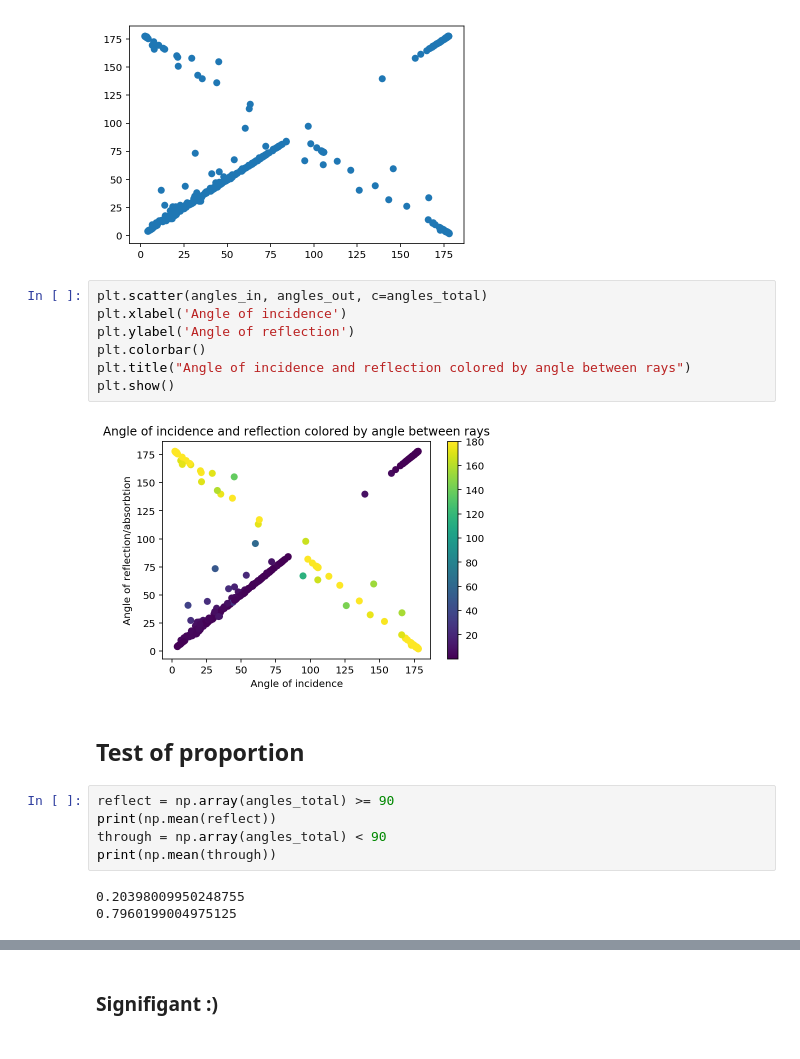
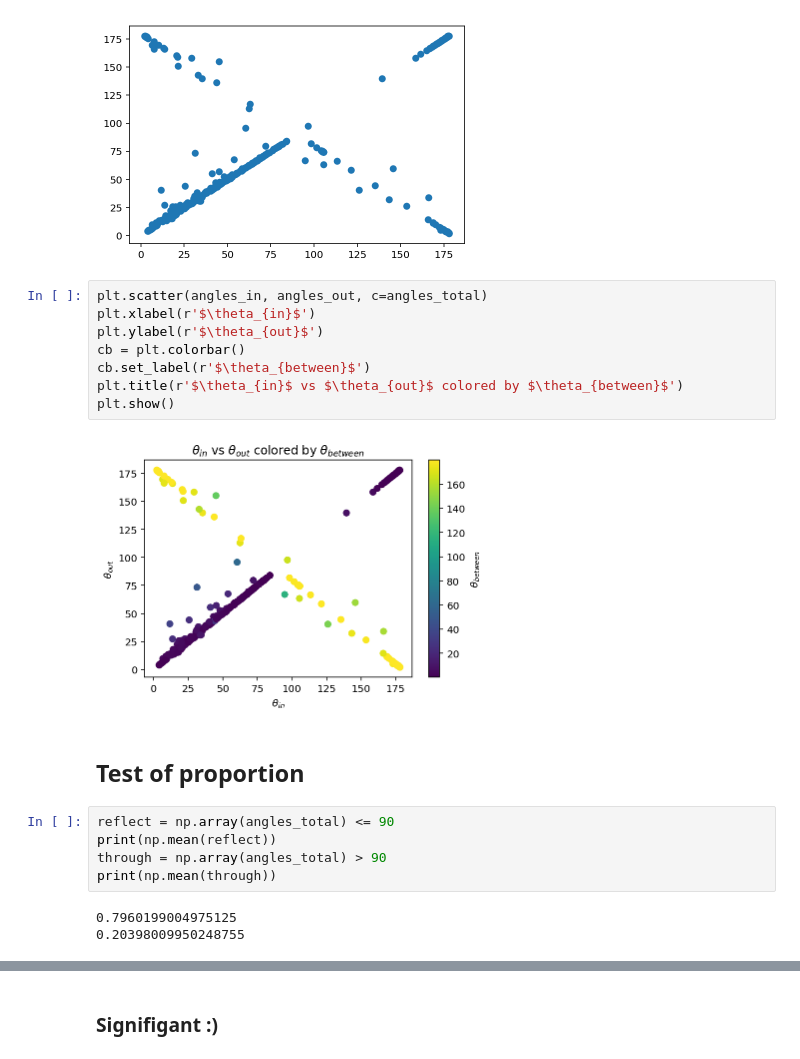
Before and after one commit to sqrider/MATH189_FINAL_PROJ, a Jupyter notebook: Trajectories.ipynb, the cells around one changed output, grey strips where cells are left out. Drawn from its saved outputs; the diff is of its cells as text.

Commit message:
Better labels for plots

```diff
--- a/Trajectories.ipynb
+++ b/Trajectories.ipynb
@@ -360,23 +360,24 @@ plt.scatter(angles_in, angles_out)
 [figure]
 # %%
 plt.scatter(angles_in, angles_out, c=angles_total)
-plt.xlabel('Angle of incidence')
-plt.ylabel('Angle of reflection')
-plt.colorbar()
-plt.title("Angle of incidence and reflection colored by angle between rays")
+plt.xlabel(r'$\theta_{in}$')
+plt.ylabel(r'$\theta_{out}$')
+cb = plt.colorbar()
+cb.set_label(r'$\theta_{between}$')
+plt.title(r'$\theta_{in}$ vs $\theta_{out}$ colored by $\theta_{between}$')
 plt.show()
 # %% [output]
-[figure, old version]
+[figure, new version]
 # %% [markdown]
 ## Test of proportion
 # %%
-reflect = np.array(angles_total) >= 90
+reflect = np.array(angles_total) <= 90
 print(np.mean(reflect))
-through = np.array(angles_total) < 90
+through = np.array(angles_total) > 90
 print(np.mean(through))
 # %% [output]
+0.7960199004975125
 0.20398009950248755
-0.7960199004975125
 # %%
 from statsmodels.stats.proportion import proportions_ztest
 proportions_ztest(sum(reflect), len(reflect), .5)
```
Also changed, not shown: parts of 15 cells of this notebook.
